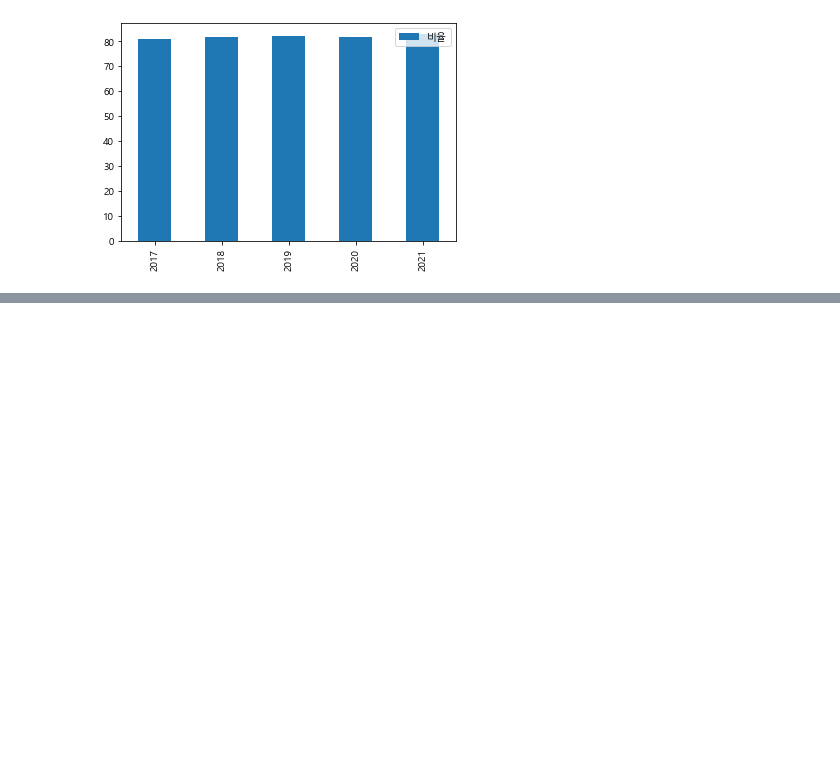
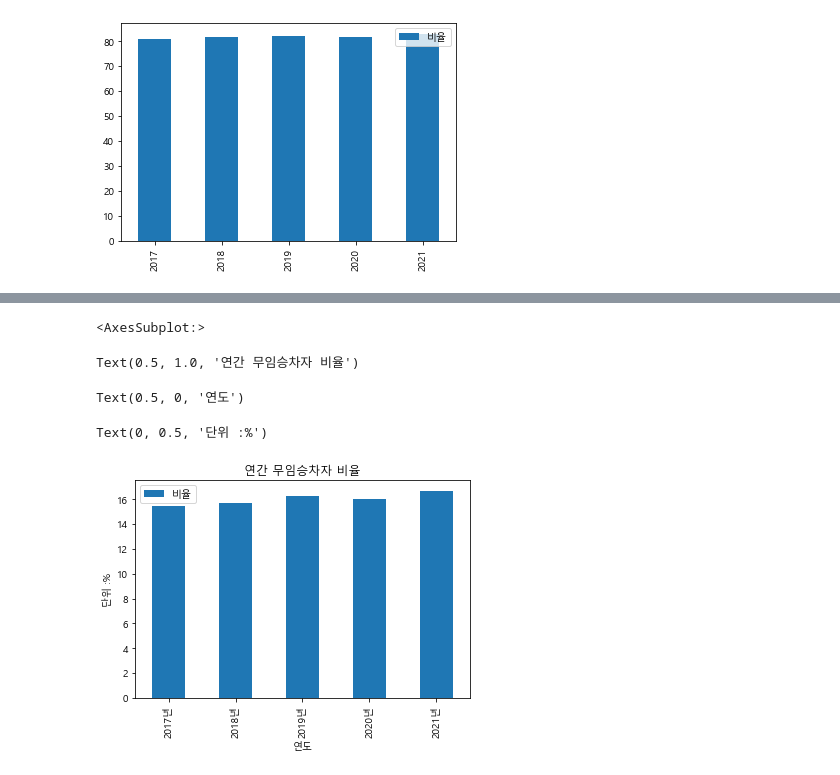
Before and after one commit to limjs1024/semi-project, a Jupyter notebook: teamprject.ipynb, the cells around one changed output, grey strips where cells are left out. Saved outputs shown, nothing was run; the diff lists cells and outputs as text; code cells hidden in the pictures; blank space fills up the shorter version.

```diff
--- a/teamprject.ipynb
+++ b/teamprject.ipynb
@@ -598,0 +914,4 @@ seoul_old6.plot.bar()
+# %%
+seoul_year4=seoul_year3.T
+seoul_year4['합계']=seoul_year4['무임승차인원']+seoul_year4['유임승차인원']
+seoul_year4
@@ -598,0 +925,3 @@ seoul_old6.plot.bar()
+# %%
+seoul_year4['비율']=round(seoul_year4['무임승차인원']/seoul_year4['합계']*100,2)
+seoul_year4
@@ -598,0 +935,3 @@ seoul_old6.plot.bar()
+# %%
+seoul_year5=seoul_year4[['비율']]
+seoul_year5
@@ -598,0 +945,11 @@ seoul_old6.plot.bar()
+# %%
+seoul_year5.plot.bar()
+plt.title('연간 무임승차자 비율')
+plt.xlabel('연도')
+plt.ylabel('단위 :%')
+# %% [output]
+<AxesSubplot:>
+Text(0.5, 1.0, '연간 무임승차자 비율')
+Text(0.5, 0, '연도')
+Text(0, 0.5, '단위 :%')
+[figure, added]
```
Also changed, not shown: parts of 61 cells of this notebook.
